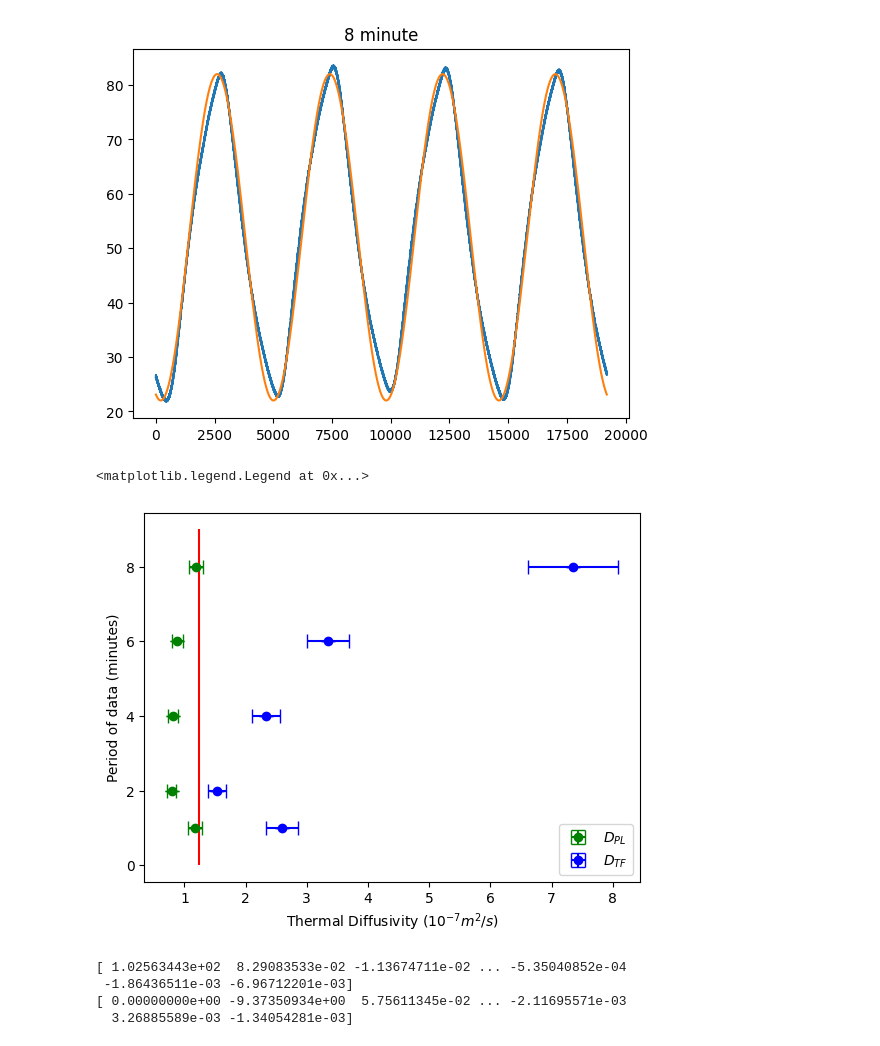
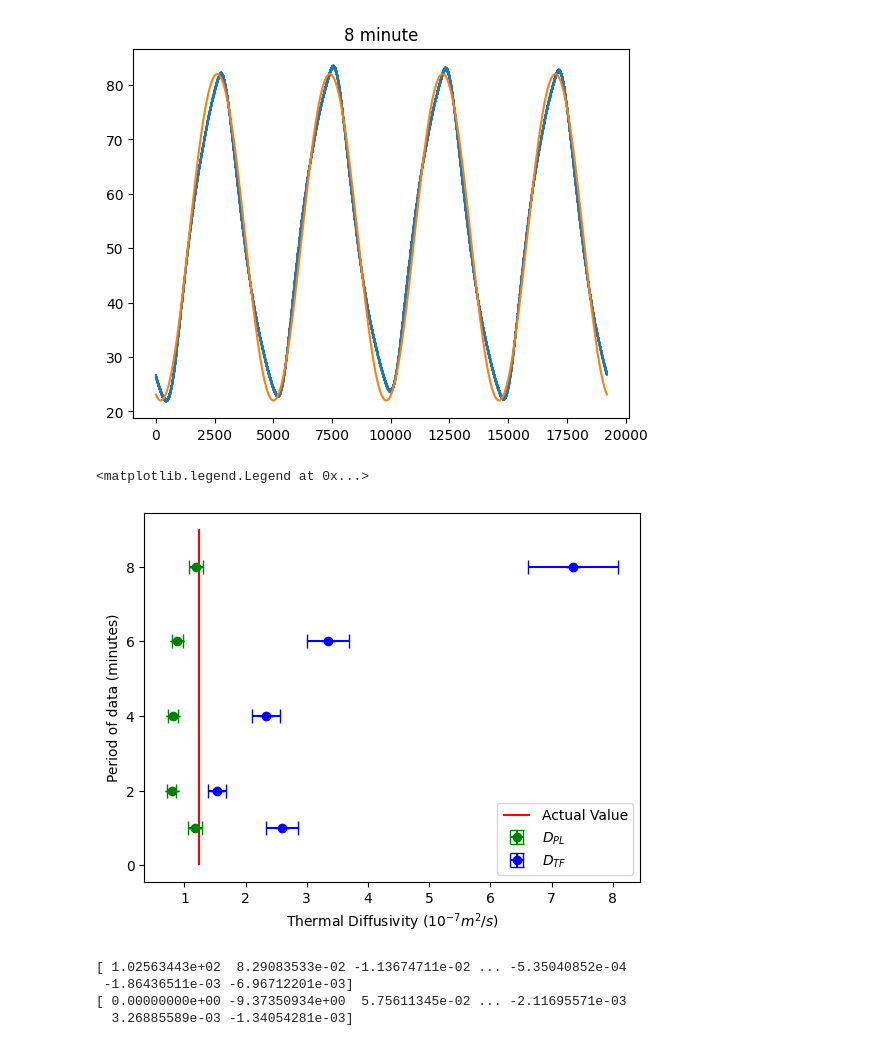
Before and after one commit to tonyko618/Waves_Lab, a Jupyter notebook: Session2/code.ipynb, the cells around one changed output. Saved outputs shown, nothing was run; the diff lists cells and outputs as text; code cells hidden in the pictures.

```diff
--- a/Session2/code.ipynb
+++ b/Session2/code.ipynb
@@ -111,26 +111,26 @@ Text(0.5, 1.0, '8 minute')
 # %%
 
 plt.errorbar(1.17,1,0,0.12,"o",capsize=5,color="green",label="$D_{PL}$")
 plt.errorbar(0.79,2,0,0.08,"o",capsize=5,color="green")
 plt.errorbar(0.81,4,0,0.08,"o",capsize=5,color="green")
 plt.errorbar(0.88,6,0,0.09,"o",capsize=5,color="green")
 plt.errorbar(1.19,8,0,0.12,"o",capsize=5,color="green")
 
 plt.errorbar(2.6,1,0,0.26,"o",capsize=5,color="blue",label="$D_{TF}$")
 plt.errorbar(1.53,2,0,0.15,"o",capsize=5,color="blue")
 plt.errorbar(2.34,4,0,0.23,"o",capsize=5,color="blue")
 plt.errorbar(3.35,6,0,0.34,"o",capsize=5,color="blue")
 plt.errorbar(7.35,8,0,0.73,"o",capsize=5,color="blue")
 
-plt.vlines(1.24,0,9,"red")
+plt.vlines(1.24,0,9,"red",label="Actual Value")
 plt.xlabel("Thermal Diffusivity ($10^{-7}m^2/s$)")
 plt.ylabel("Period of data (minutes)")
 
 
 plt.legend()
 # %% [output]
 <matplotlib.legend.Legend at 0x...>
-[figure, old version]
+[figure, new version]
 # %%
 x1, y1 = np.loadtxt("thermal_4min_a.txt", unpack=True, skiprows=3)
 an,bn = fourier(y1)[:,::4]
```
Also changed, not shown: parts of 7 cells of this notebook, 1 other file.
